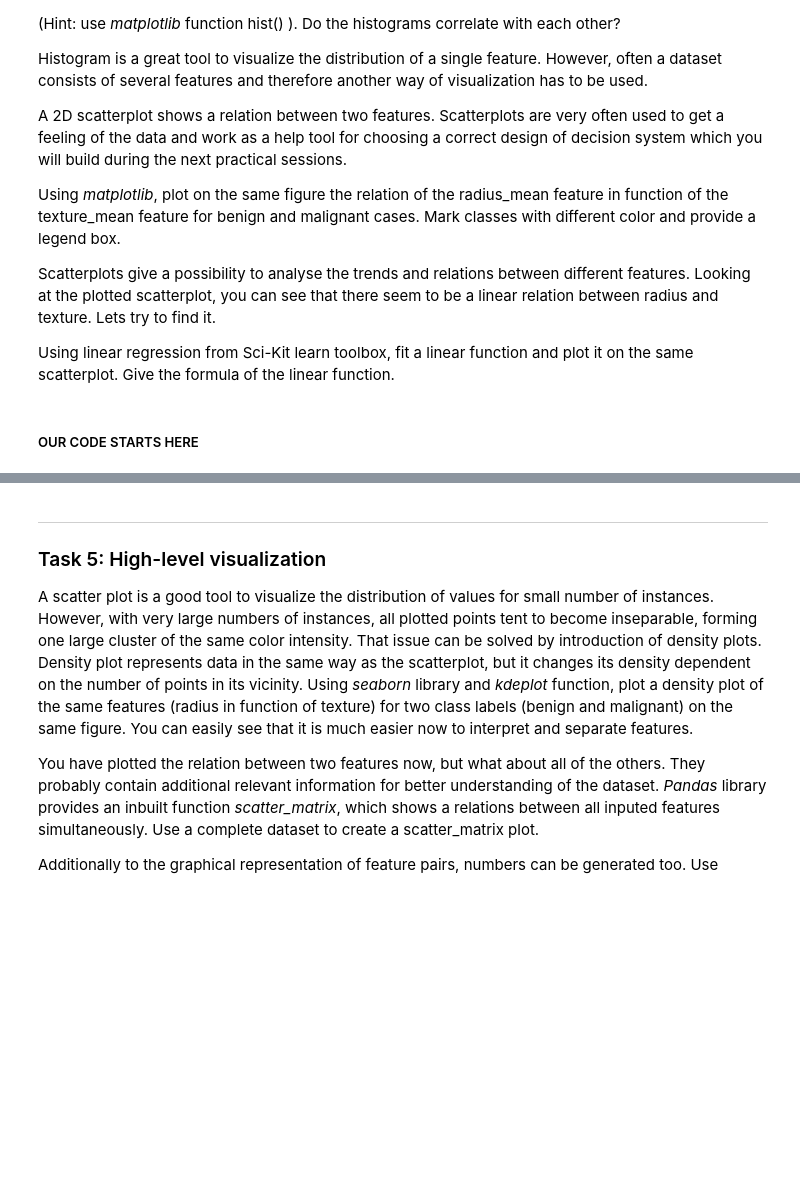
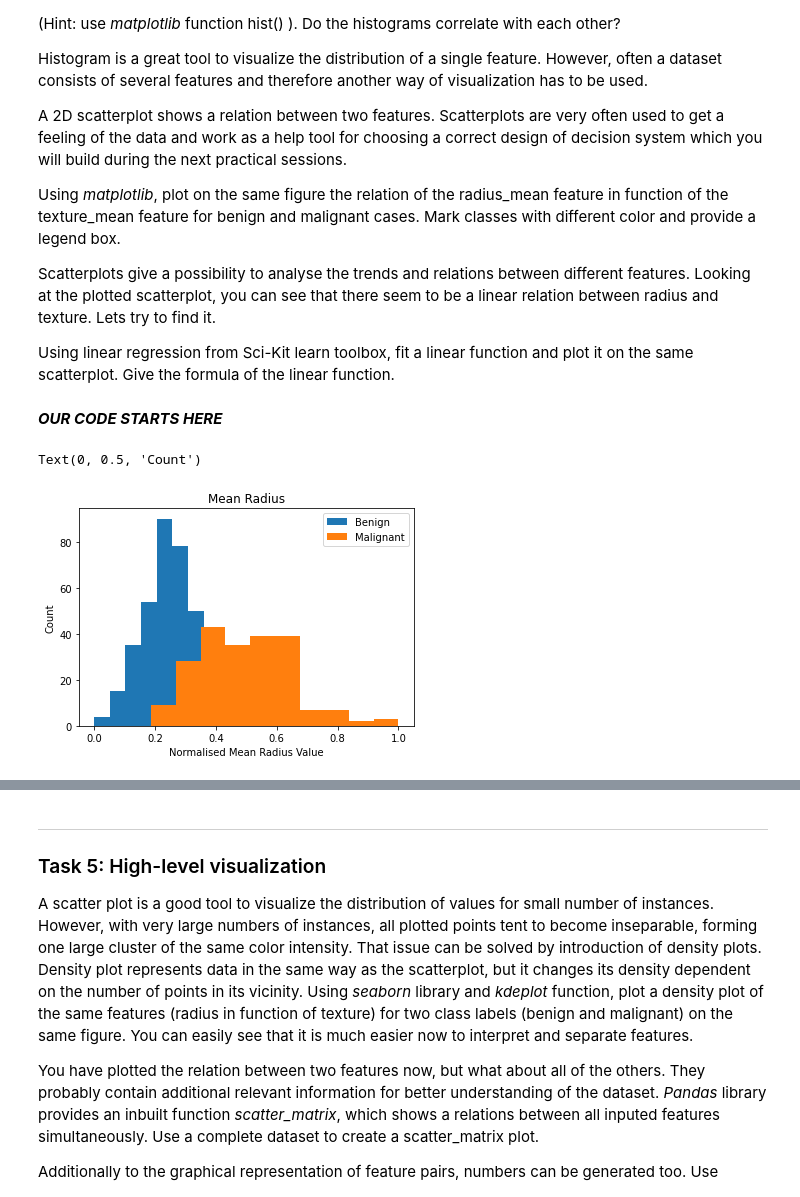
Before and after one commit to Aneruth/Clinical-Decision-Support-System, a Jupyter notebook: WPO1/WPO1-Student.ipynb, the cells around one changed output, grey strips where cells are left out. Cells and saved outputs as stored; diff of their text form; code cells hidden in the pictures; blank space fills up the shorter version.

```diff
--- a/WPO1/WPO1-Student.ipynb
+++ b/WPO1/WPO1-Student.ipynb
@@ -306,4 +320,4 @@ Scatterplots give a possibility to analyse the trends and relations between diff
 
 Using linear regression from Sci-Kit learn toolbox, fit a linear function and plot it on the same scatterplot. Give the formula of the linear function.
 # %% [markdown]
-##### OUR CODE STARTS HERE
+*<strong>OUR CODE STARTS HERE</strong>*
@@ -309,0 +329,10 @@ Using linear regression from Sci-Kit learn toolbox, fit a linear function and pl
+# %%
+dataDf['Benign'].hist(grid=False,label='Benign')
+dataDf['Malignant'].hist(grid=False,label='Malignant')
+plt.title('Mean Radius')
+plt.legend(loc='upper right')
+plt.xlabel('Normalised Mean Radius Value')
+plt.ylabel('Count')
+# %% [output]
+Text(0, 0.5, 'Count')
+[figure, added]
```
Also changed, not shown: parts of 13 cells of this notebook.
